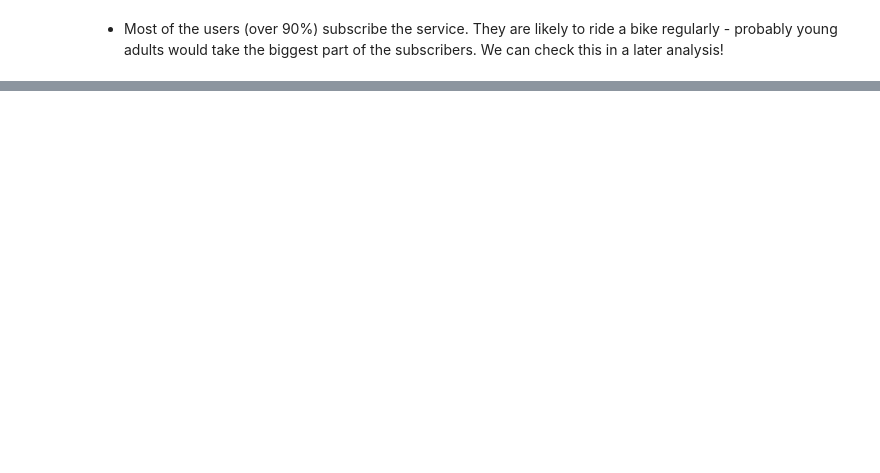
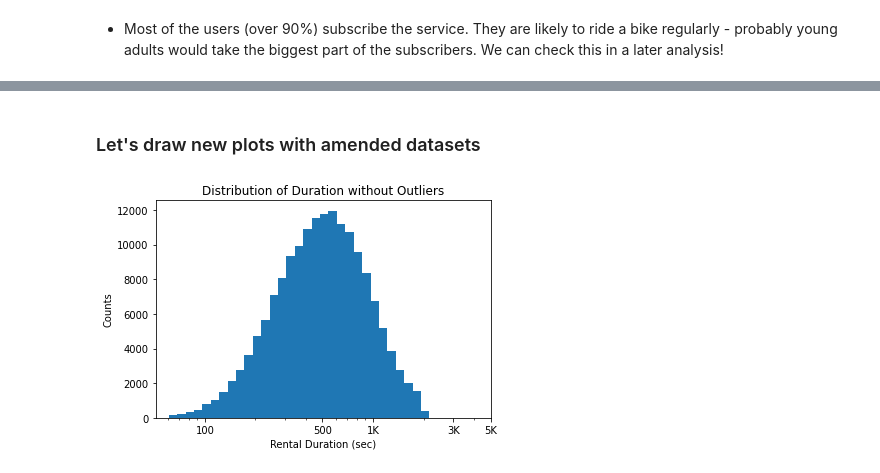
Before and after one commit to miji-lee-kr/Data_Visualisation, a Jupyter notebook: Data_Visualisation.ipynb, the cells around one changed output, grey strips where cells are left out. Cells and saved outputs as stored; diff of their text form; code cells hidden in the pictures; blank space fills up the shorter version.

```diff
--- a/Data_Visualisation.ipynb
+++ b/Data_Visualisation.ipynb
@@ -393,0 +420,6 @@ for loc, label in zip(locs, labels):
+# %%
+ford_n = ford.loc[(ford['member_birth_year'] >= 1950) & (ford['duration_sec'] <= 2000)]
+orders(ford_n)
+
+# We are removing outliers with birth year earlier than 1950 OR duration_sec longer than 2000
+# 'orders' function is to set the right order of 'start_day' category
@@ -393,0 +433,15 @@ for loc, label in zip(locs, labels):
+# %% [markdown]
+### Let's draw new plots with amended datasets
+# %%
+dur_list = [100, 500, 1000, 3000, 5000]
+bins = 10** np.arange(np.log10(ford_n.duration_sec.min()), np.log10(ford_n.duration_sec.max())+0.05, 0.05)
+
+plt.figure(figsize = (6,4))
+plt.hist(data = ford_n, x = 'duration_sec', bins = bins)
+plt.xscale('log')
+plt.xticks(dur_list, [100, 500, '1K', '3K', '5K'])
+plt.title('Distribution of Duration without Outliers')
+plt.xlabel('Rental Duration (sec)')
+plt.ylabel('Counts');
+# %% [output]
+[figure, added]
```
Also changed, not shown: parts of 15 cells of this notebook.
